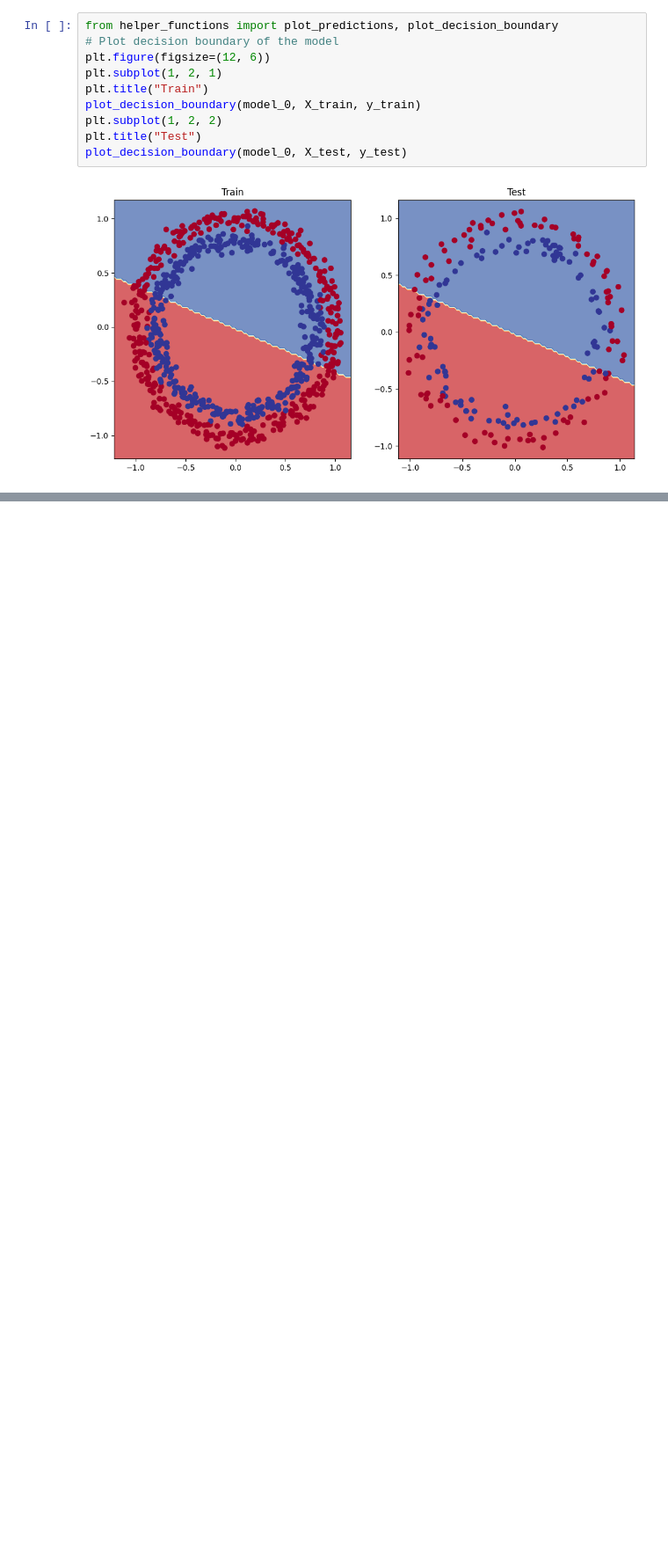
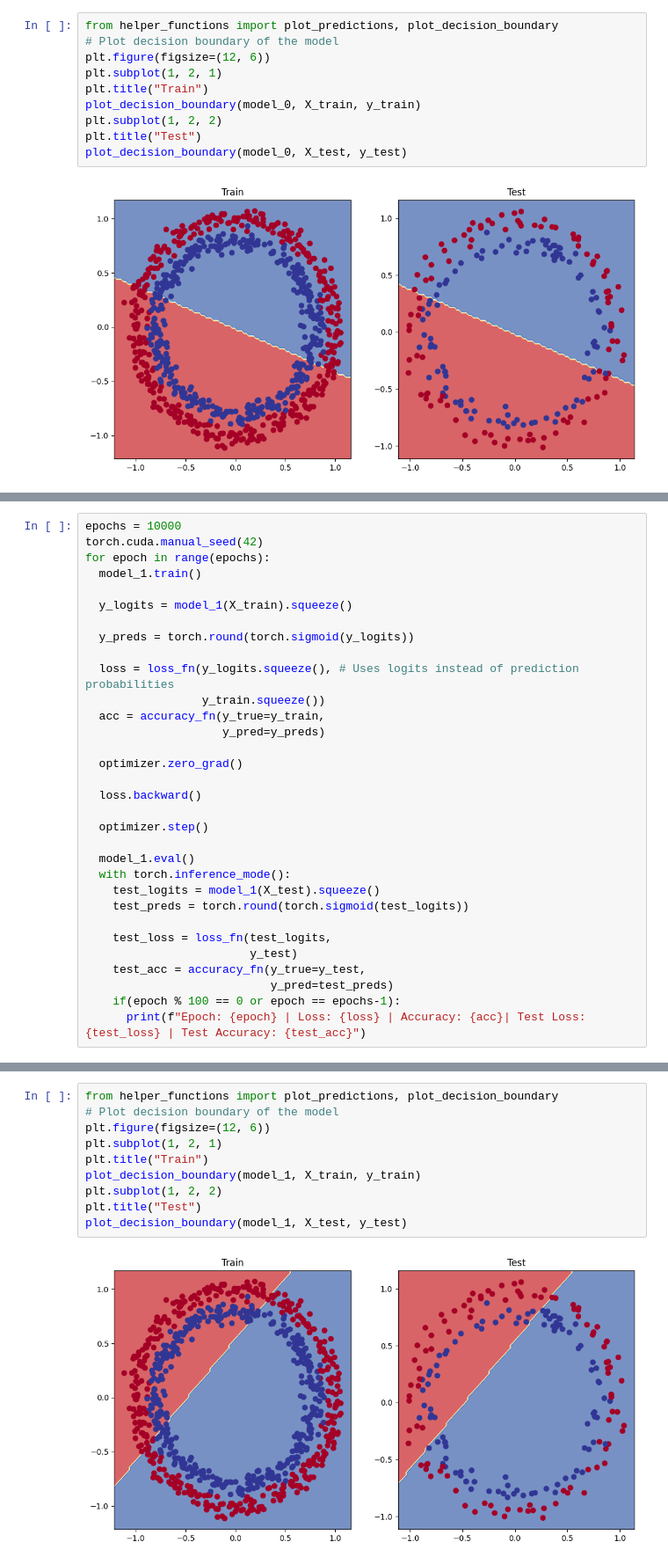
Before and after one commit to TheDodoDev/PyTorch-Notes, a Jupyter notebook: 02_Neural_Network_Classification_Notes.ipynb, the cells around one changed output, grey strips where cells are left out. Shown at 88% size. Cells and saved outputs as stored; diff of their text form; blank space fills up the shorter version.

```diff
--- a/02_Neural_Network_Classification_Notes.ipynb
+++ b/02_Neural_Network_Classification_Notes.ipynb
@@ -336,0 +369,32 @@ plot_decision_boundary(model_0, X_test, y_test)
+# %%
+epochs = 10000
+torch.cuda.manual_seed(42)
+for epoch in range(epochs):
+  model_1.train()
+
+  y_logits = model_1(X_train).squeeze()
+
+  y_preds = torch.round(torch.sigmoid(y_logits))
+
+  loss = loss_fn(y_logits.squeeze(), # Uses logits instead of prediction probabilities
+                 y_train.squeeze())
+  acc = accuracy_fn(y_true=y_train,
+                    y_pred=y_preds)
+
+  optimizer.zero_grad()
+
+  loss.backward()
+
+  optimizer.step()
+
+  model_1.eval()
+  with torch.inference_mode():
+    test_logits = model_1(X_test).squeeze()
+    test_preds = torch.round(torch.sigmoid(test_logits))
+
+    test_loss = loss_fn(test_logits,
+                        y_test)
+    test_acc = accuracy_fn(y_true=y_test,
+                           y_pred=test_preds)
+    if(epoch % 100 == 0 or epoch == epochs-1):
+      print(f"Epoch: {epoch} | Loss: {loss} | Accuracy: {acc}| Test Loss: {test_loss} | Test Accuracy: {test_acc}")
@@ -336,0 +419,12 @@ plot_decision_boundary(model_0, X_test, y_test)
+# %%
+from helper_functions import plot_predictions, plot_decision_boundary
+# Plot decision boundary of the model
+plt.figure(figsize=(12, 6))
+plt.subplot(1, 2, 1)
+plt.title("Train")
+plot_decision_boundary(model_1, X_train, y_train)
+plt.subplot(1, 2, 2)
+plt.title("Test")
+plot_decision_boundary(model_1, X_test, y_test)
+# %% [output]
+[figure, added]
```
Also changed, not shown: parts of 10 cells of this notebook.
